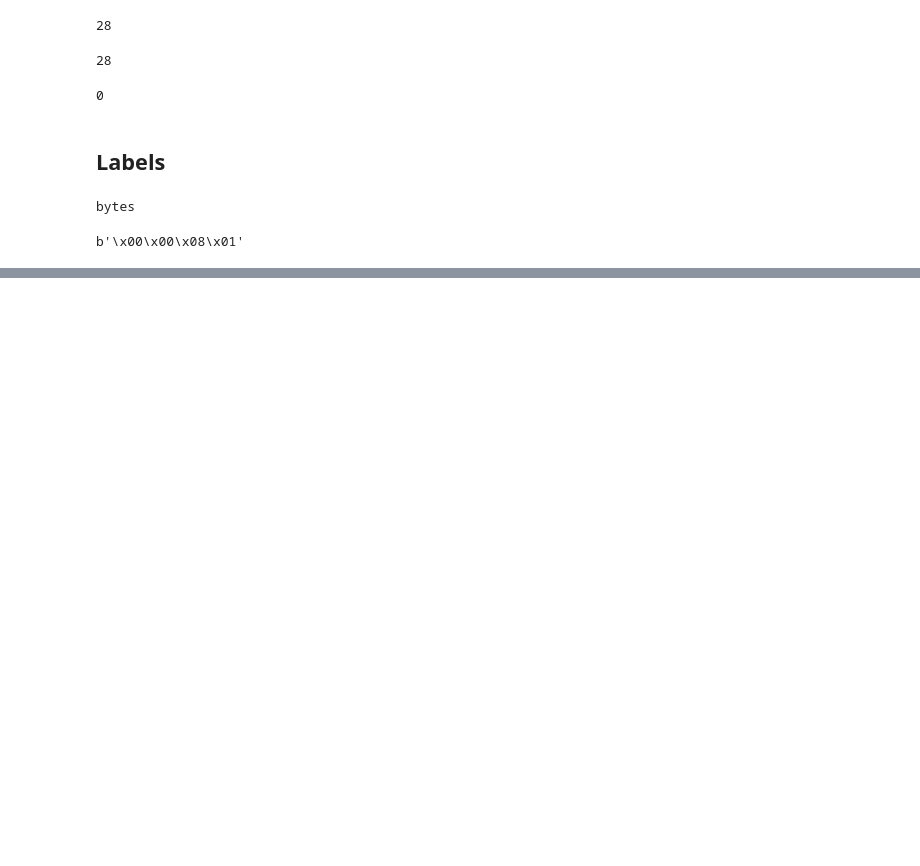
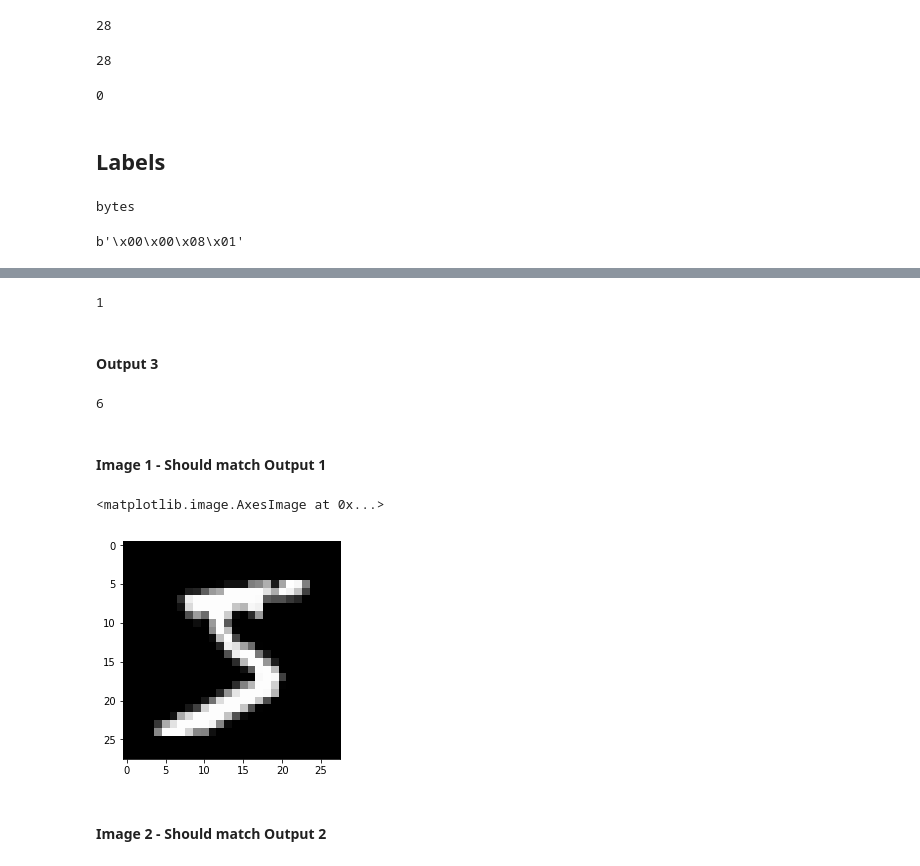
Before and after one commit to cristina1997/Emerging_Technologies_Project, a Jupyter notebook: 3.MNIST-Dataset-Notebook/MNIST-dataset-notebook.ipynb, the cells around one changed output, grey strips where cells are left out. Saved outputs shown, nothing was run; the diff lists cells and outputs as text; code cells hidden in the pictures; blank space fills up the shorter version.

Commit message:
Finished Labels Train Dataset

```diff
--- a/3.MNIST-Dataset-Notebook/MNIST-dataset-notebook.ipynb
+++ b/3.MNIST-Dataset-Notebook/MNIST-dataset-notebook.ipynb
@@ -286,0 +306,24 @@ b'\x00\x00\x08\x01'
+# %%
+# Bytes 16 to 17
+int.from_bytes(labels_tr[16:17], byteorder='big')
+# %% [output]
+1
+# %% [markdown]
+#### Output 3
+# %%
+# Bytes 19 to 20
+int.from_bytes(labels_t10k[19:20], byteorder='big')
+# %% [output]
+6
+# %% [markdown]
+#### Image 1 - Should match Output 1
+# %%
+# Obtain the image label from bytes 16 to 800 (28x28 - scale of the handwritten digit image)
+image1 = np.array(list(image_tr[16:800])).reshape(28,28).astype(np.uint8)
+# %%
+plt.imshow(image1, cmap='gray')
+# %% [output]
+<matplotlib.image.AxesImage at 0x...>
+[figure, added]
+# %% [markdown]
+#### Image 2 - Should match Output 2
```
Also changed, not shown: parts of 12 cells of this notebook.
